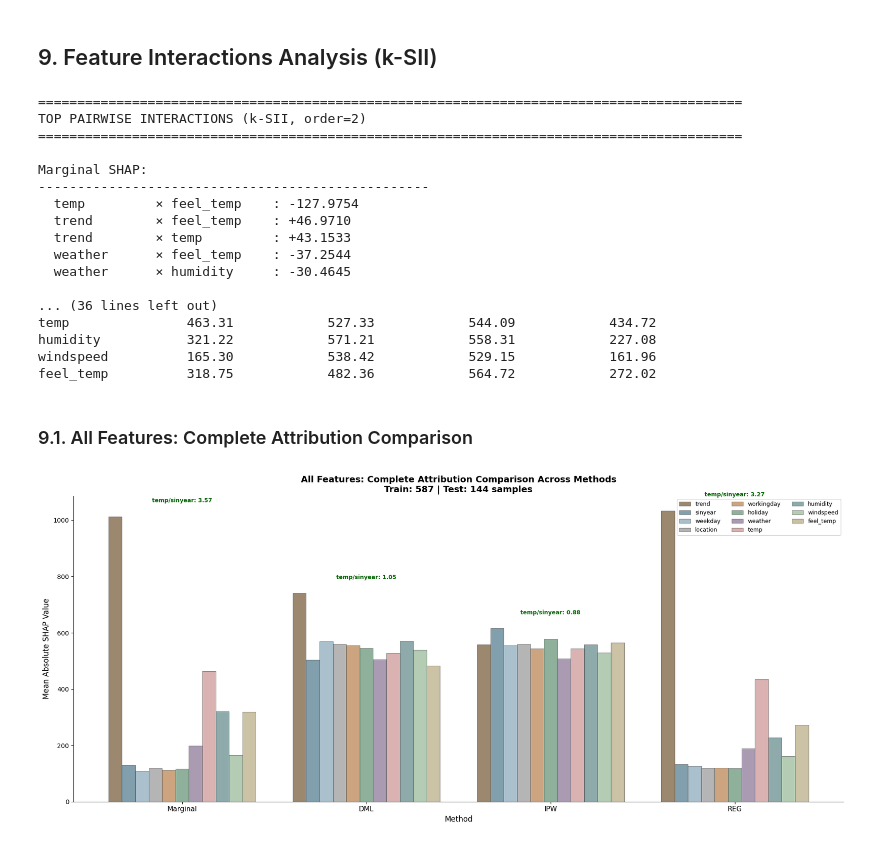
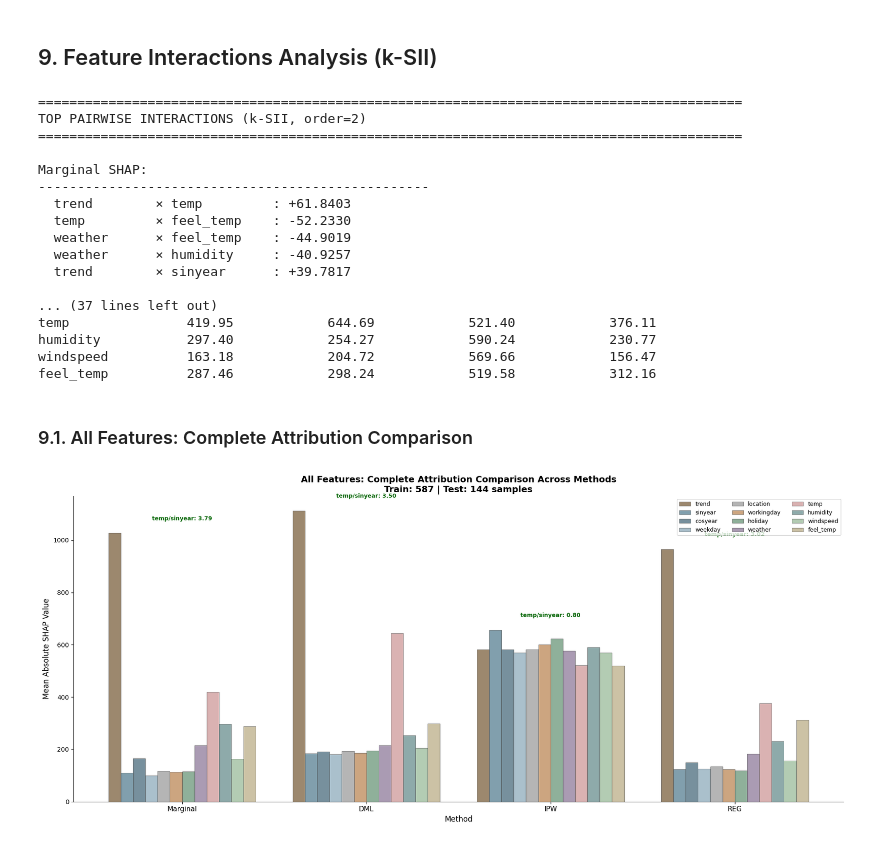
Before and after one commit to kakukuu/shapiq, a Jupyter notebook: docs/source/notebooks/causal_notebooks/do_causal_notebooks/do_shapley_demo.ipynb, the cells around one changed output. Saved outputs shown, nothing was run; the diff lists cells and outputs as text; code cells hidden in the pictures.

```diff
--- a/docs/source/notebooks/causal_notebooks/do_causal_notebooks/do_shapley_demo.ipynb
+++ b/docs/source/notebooks/causal_notebooks/do_causal_notebooks/do_shapley_demo.ipynb
@@ -73,6 +73,10 @@ print(f"Data shape: {x_preprocessed.shape[0]} samples")
 
 # Create combined dataframe with all needed features
 x_data_raw = x_preprocessed.copy()
+
+# Ensure seasonal cosine feature exists (some preprocessed versions only provide sinyear)
+if 'cosyear' not in x_data_raw.columns:
+    x_data_raw['cosyear'] = np.cos(2 * np.pi * x_data_raw['trend'].values / 365.0)
 
 # Add raw features we need (not in preprocessed)
 x_data_raw['weekday'] = x_raw['weekday'].values
@@ -903,17 +917,17 @@ TOP PAIRWISE INTERACTIONS (k-SII, order=2)
 
 Marginal SHAP:
 --------------------------------------------------
-  temp         × feel_temp    : -127.9754
-  trend        × feel_temp    : +46.9710
-  trend        × temp         : +43.1533
-  weather      × feel_temp    : -37.2544
-  weather      × humidity     : -30.4645
+  trend        × temp         : +61.8403
+  temp         × feel_temp    : -52.2330
+  weather      × feel_temp    : -44.9019
+  weather      × humidity     : -40.9257
+  trend        × sinyear      : +39.7817
 
-... (36 lines left out)
-temp               463.31            527.33            544.09            434.72
-humidity           321.22            571.21            558.31            227.08
-windspeed          165.30            538.42            529.15            161.96
-feel_temp          318.75            482.36            564.72            272.02
+... (37 lines left out)
+temp               419.95            644.69            521.40            376.11
+humidity           297.40            254.27            590.24            230.77
+windspeed          163.18            204.72            569.66            156.47
+feel_temp          287.46            298.24            519.58            312.16
 # %% [markdown]
 ### 9.1. All Features: Complete Attribution Comparison
 # %%
@@ -929,6 +943,7 @@ multiplier = 0
 feature_colors = {
     'trend': '#8B7355',      # Muted brown
     'sinyear': '#6B8E9F',    # Muted steel blue
+    'cosyear': '#5F7D8C',    # Muted slate blue
     'weekday': '#9BB5C4',    # Muted sky blue
     'location': '#A8A8A8',   # Muted gray
     'workingday': '#C4956A', # Muted terracotta
@@ -948,34 +963,34 @@ for feat_name in feature_names:
     offset = width * multiplier - width * (n_features - 1) / 2
     bars = ax.bar(x + offset, values, width, label=feat_name,
                  color=feature_colors[feat_name], edgecolor='#404040', linewidth=0.5, alpha=0.85)
     multiplier += 1
 
 ax.set_ylabel('Mean Absolute SHAP Value', fontsize=12)
 ax.set_xlabel('Method', fontsize=12)
 ax.set_title(f'All Features: Complete Attribution Comparison Across Methods\n'
             f'Train: {len(train_idx)} | Test: {len(test_idx)} samples',
             fontsize=14, fontweight='bold')
 ax.set_xticks(x)
 ax.set_xticklabels(['Marginal', 'DML', 'IPW', 'REG'], fontsize=11)
 ax.legend(loc='upper right', fontsize=9, ncol=3)
 ax.axhline(y=0, color='#404040', linewidth=0.8)
 ax.spines['top'].set_visible(False)
 ax.spines['right'].set_visible(False)
 
 # Add temp/sinyear ratio annotation above each method group
 for i, method in enumerate(method_names):
     temp_mean = np.abs(all_sv[method][:, temp_idx]).mean()
     sinyear_mean = np.abs(all_sv[method][:, sinyear_idx]).mean()
     ratio = temp_mean / sinyear_mean if sinyear_mean > 0 else 0
     max_val = max([np.abs(all_sv[method][:, f_idx]).mean() for f_idx in range(n_features)])
     ax.annotate(f"temp/sinyear: {ratio:.2f}",
                 xy=(i, max_val + 50),
                 ha='center', fontsize=9, color='darkgreen', fontweight='bold')
 
 plt.tight_layout()
 plt.show()
 # %% [output]
-[figure, old version]
+[figure, new version]
 # %%
 # Key interaction pairs visualization - extended for 11 features
 key_pairs = [
```
Also changed, not shown: parts of 16 cells of this notebook, 2 other files.
